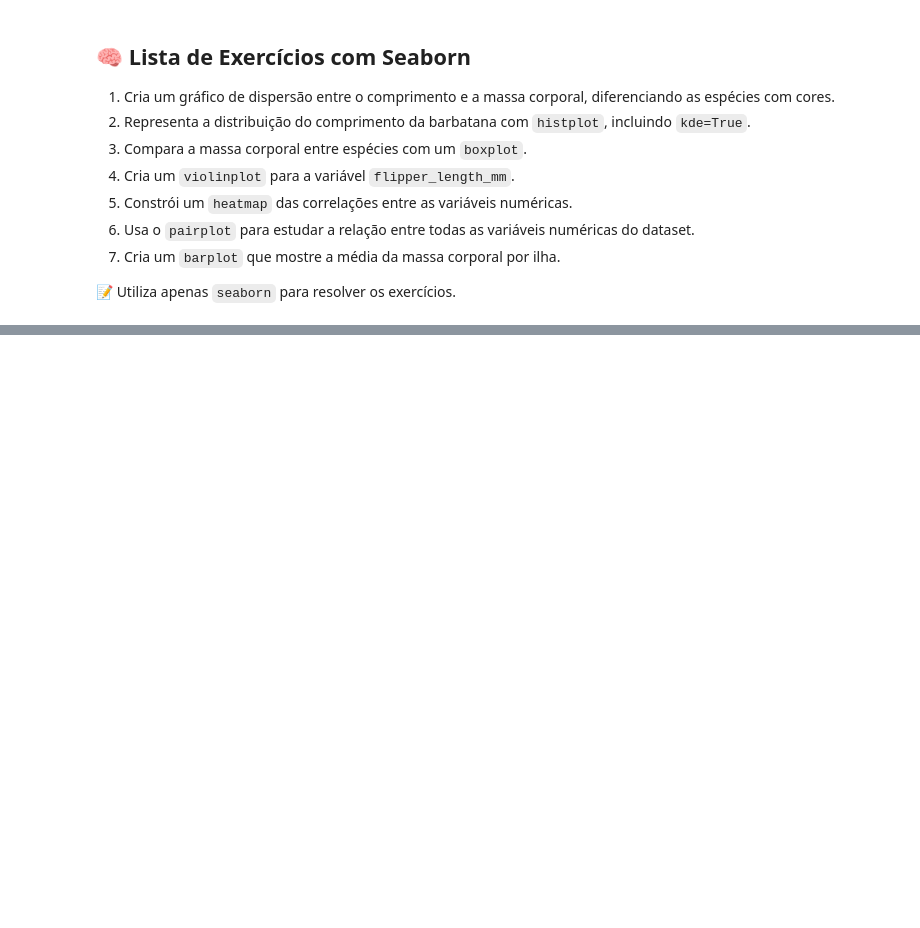
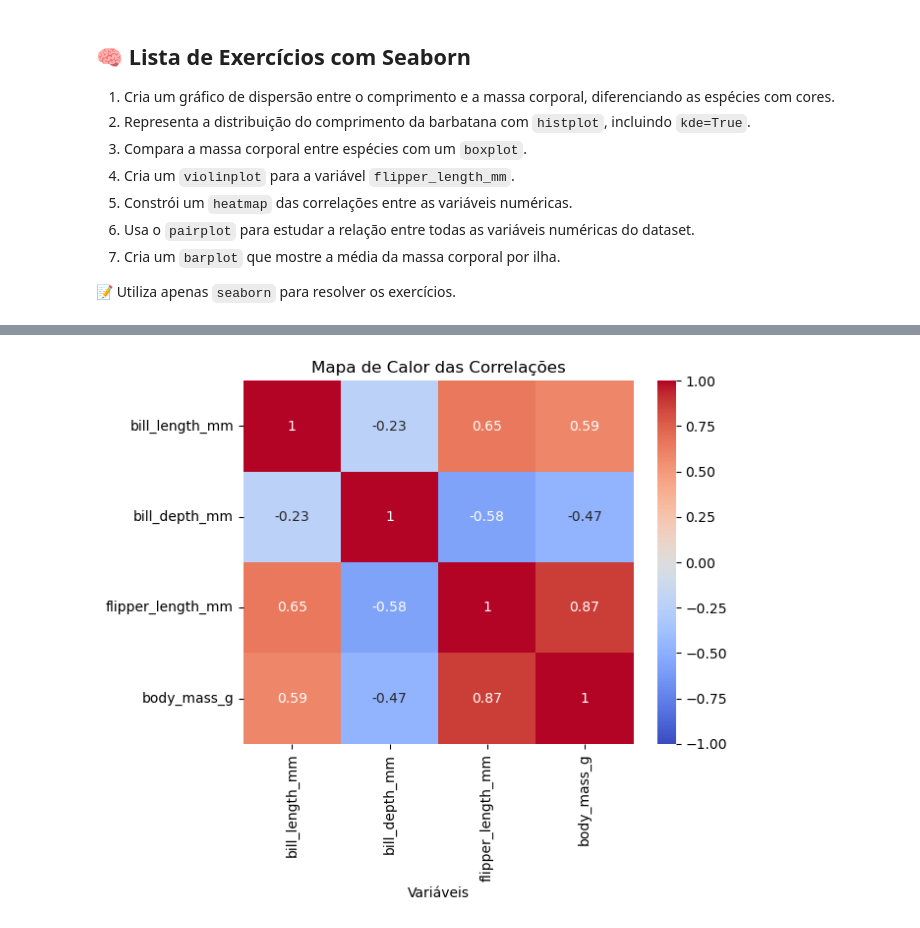
Before and after one commit to Podinis/Pyhton_10809, a Jupyter notebook: FT07.ipynb, the cells around one changed output, grey strips where cells are left out. Cells and saved outputs as stored; diff of their text form; code cells hidden in the pictures; blank space fills up the shorter version.

```diff
--- a/03 FT07.ipynb
+++ b/FT07.ipynb
@@ -340,9 +349,12 @@ plt.show()
 # %%
 # 5 - Criar um grafico heatmap com a matriz de correlação entre as colunas numéricas do dataset.
 correlacoes = df.corr(numeric_only=True)
-sns.heatmap(correlacoes,vmin=-1,vmax=2, annot=True, cmap="coolwarm")
+sns.heatmap(correlacoes,vmin=-1,vmax=1, annot=True, cmap="coolwarm")
 plt.title("Mapa de Calor das Correlações")
+plt.xlabel("Variáveis")
 plt.show()
+# %% [output]
+[figure, added]
 # %%
 # 6 - Criar um grafico pairplot entre todas as variáveis numéricas do dataset
 
```
Also changed, not shown: parts of 8 cells of this notebook, 13 other files.
